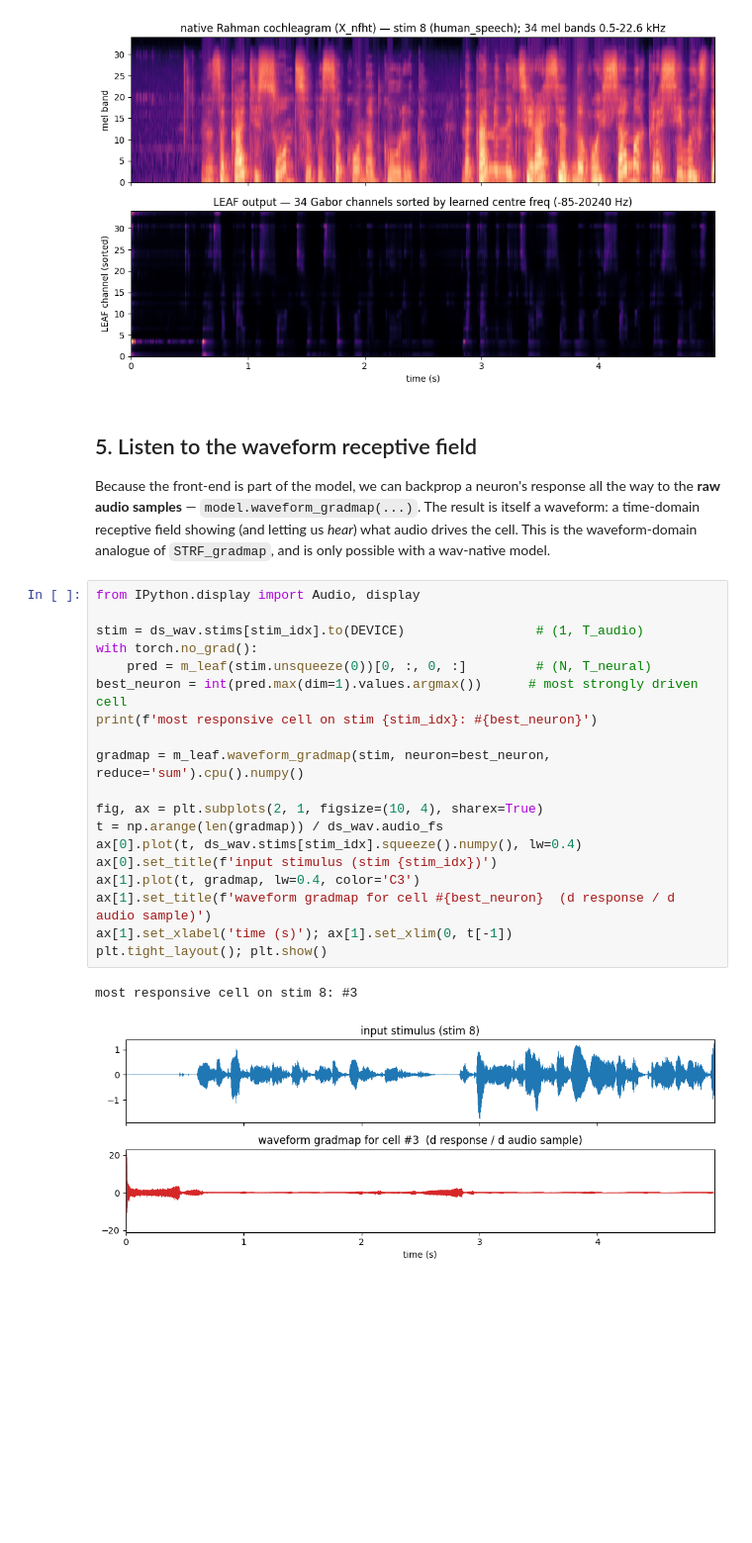
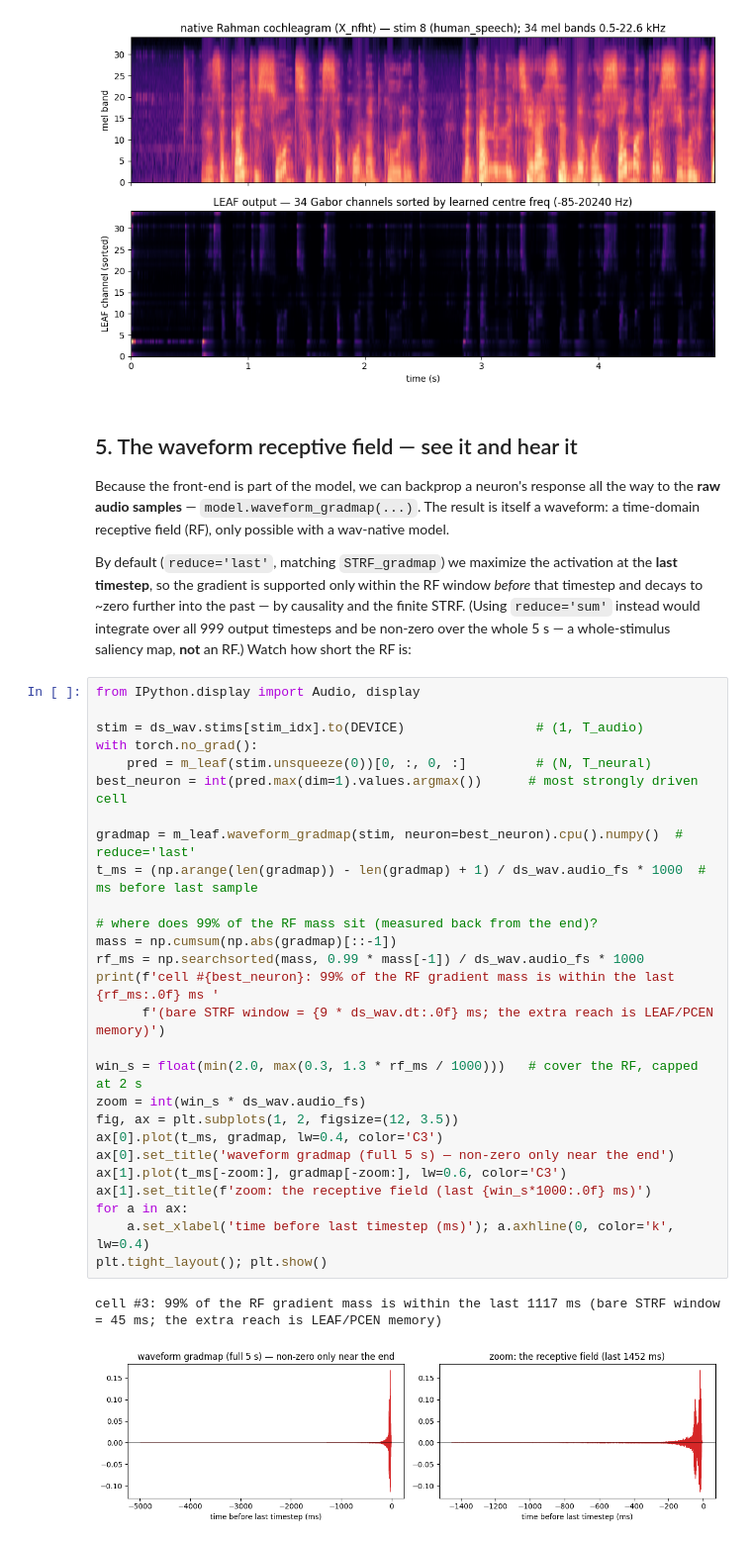
Before and after one commit to urancon/deepSTRF, a Jupyter notebook: examples/learnable_frontend_ns1.ipynb, the cells around one changed output. Shown at 99% size. Saved outputs shown, nothing was run; the diff lists cells and outputs as text; blank space fills up the shorter version.

```diff
--- a/examples/learnable_frontend_ns1.ipynb
+++ b/examples/learnable_frontend_ns1.ipynb
@@ -193,35 +193,49 @@ plt.tight_layout(); plt.show()
 # %% [output]
 [figure]
 # %% [markdown]
-## 5. Listen to the waveform receptive field
+## 5. The waveform receptive field — see it and hear it
 
 Because the front-end is part of the model, we can backprop a neuron's response
 all the way to the **raw audio samples** — `model.waveform_gradmap(...)`. The
-result is itself a waveform: a time-domain receptive field showing (and letting
-us *hear*) what audio drives the cell. This is the waveform-domain analogue of
-`STRF_gradmap`, and is only possible with a wav-native model.
+result is itself a waveform: a time-domain receptive field (RF), only possible
+with a wav-native model.
+
+By default (`reduce='last'`, matching `STRF_gradmap`) we maximize the activation
+at the **last timestep**, so the gradient is supported only within the RF window
+*before* that timestep and decays to ~zero further into the past — by causality
+and the finite STRF. (Using `reduce='sum'` instead would integrate over all 999
+output timesteps and be non-zero over the whole 5 s — a whole-stimulus saliency
+map, **not** an RF.) Watch how short the RF is:
-# %%
-from IPython.display import Audio, display
-
-stim = ds_wav.stims[stim_idx].to(DEVICE)                 # (1, T_audio)
-with torch.no_grad():
-    pred = m_leaf(stim.unsqueeze(0))[0, :, 0, :]         # (N, T_neural)
-best_neuron = int(pred.max(dim=1).values.argmax())      # most strongly driven cell
-print(f'most responsive cell on stim {stim_idx}: #{best_neuron}')
-
-gradmap = m_leaf.waveform_gradmap(stim, neuron=best_neuron, reduce='sum').cpu().numpy()
-
-fig, ax = plt.subplots(2, 1, figsize=(10, 4), sharex=True)
-t = np.arange(len(gradmap)) / ds_wav.audio_fs
-ax[0].plot(t, ds_wav.stims[stim_idx].squeeze().numpy(), lw=0.4)
-ax[0].set_title(f'input stimulus (stim {stim_idx})')
-ax[1].plot(t, gradmap, lw=0.4, color='C3')
-ax[1].set_title(f'waveform gradmap for cell #{best_neuron}  (d response / d audio sample)')
-ax[1].set_xlabel('time (s)'); ax[1].set_xlim(0, t[-1])
-plt.tight_layout(); plt.show()
-# %% [output]
-most responsive cell on stim 8: #3
-[figure, removed]
+# %%
+from IPython.display import Audio, display
+
+stim = ds_wav.stims[stim_idx].to(DEVICE)                 # (1, T_audio)
+with torch.no_grad():
+    pred = m_leaf(stim.unsqueeze(0))[0, :, 0, :]         # (N, T_neural)
+best_neuron = int(pred.max(dim=1).values.argmax())      # most strongly driven cell
+
+gradmap = m_leaf.waveform_gradmap(stim, neuron=best_neuron).cpu().numpy()  # reduce='last'
+t_ms = (np.arange(len(gradmap)) - len(gradmap) + 1) / ds_wav.audio_fs * 1000  # ms before last sample
+
+# where does 99% of the RF mass sit (measured back from the end)?
+mass = np.cumsum(np.abs(gradmap)[::-1])
+rf_ms = np.searchsorted(mass, 0.99 * mass[-1]) / ds_wav.audio_fs * 1000
+print(f'cell #{best_neuron}: 99% of the RF gradient mass is within the last {rf_ms:.0f} ms '
+      f'(bare STRF window = {9 * ds_wav.dt:.0f} ms; the extra reach is LEAF/PCEN memory)')
+
+win_s = float(min(2.0, max(0.3, 1.3 * rf_ms / 1000)))   # cover the RF, capped at 2 s
+zoom = int(win_s * ds_wav.audio_fs)
+fig, ax = plt.subplots(1, 2, figsize=(12, 3.5))
+ax[0].plot(t_ms, gradmap, lw=0.4, color='C3')
+ax[0].set_title('waveform gradmap (full 5 s) — non-zero only near the end')
+ax[1].plot(t_ms[-zoom:], gradmap[-zoom:], lw=0.6, color='C3')
+ax[1].set_title(f'zoom: the receptive field (last {win_s*1000:.0f} ms)')
+for a in ax:
+    a.set_xlabel('time before last timestep (ms)'); a.axhline(0, color='k', lw=0.4)
+plt.tight_layout(); plt.show()
+# %% [output]
+cell #3: 99% of the RF gradient mass is within the last 1117 ms (bare STRF window = 45 ms; the extra reach is LEAF/PCEN memory)
+[figure, added]
 # %%
 def _norm(w):
     w = np.asarray(w, dtype=np.float32)
```
Also changed, not shown: parts of 2 cells of this notebook.
